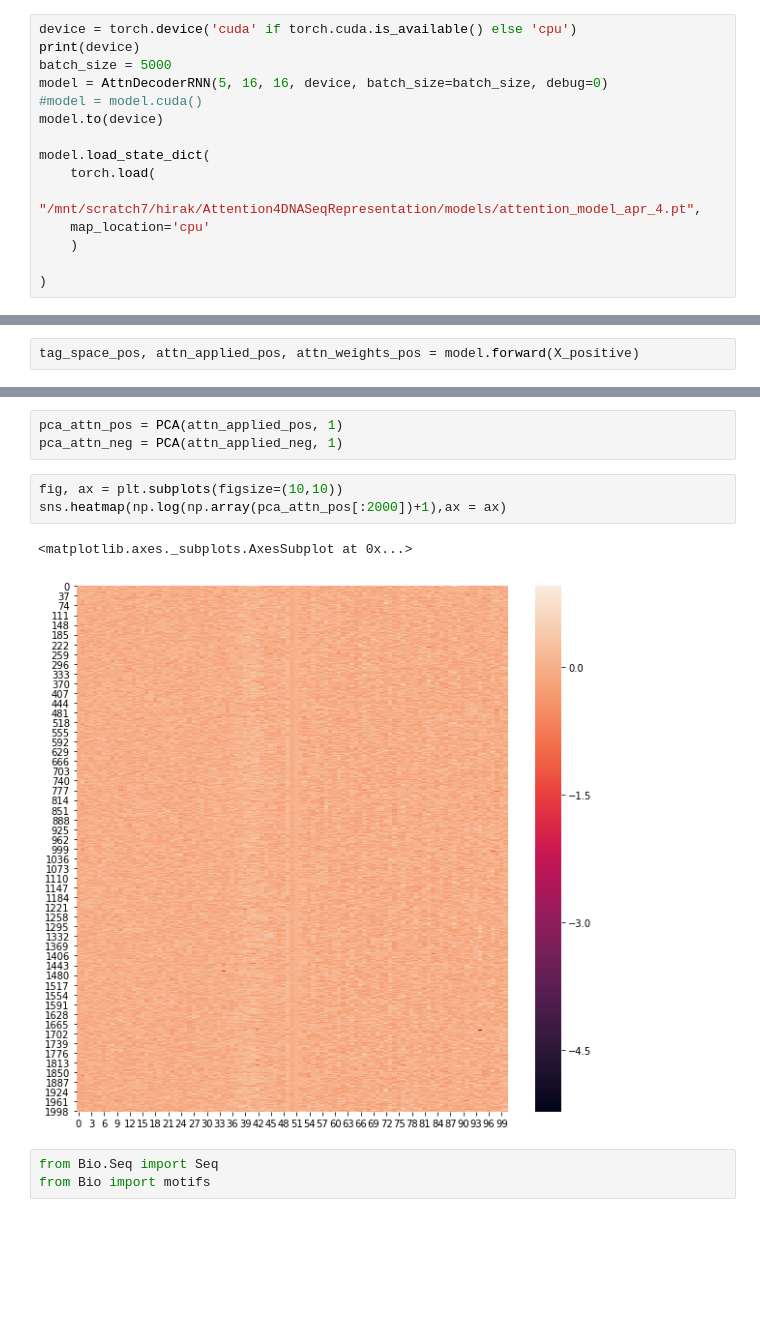
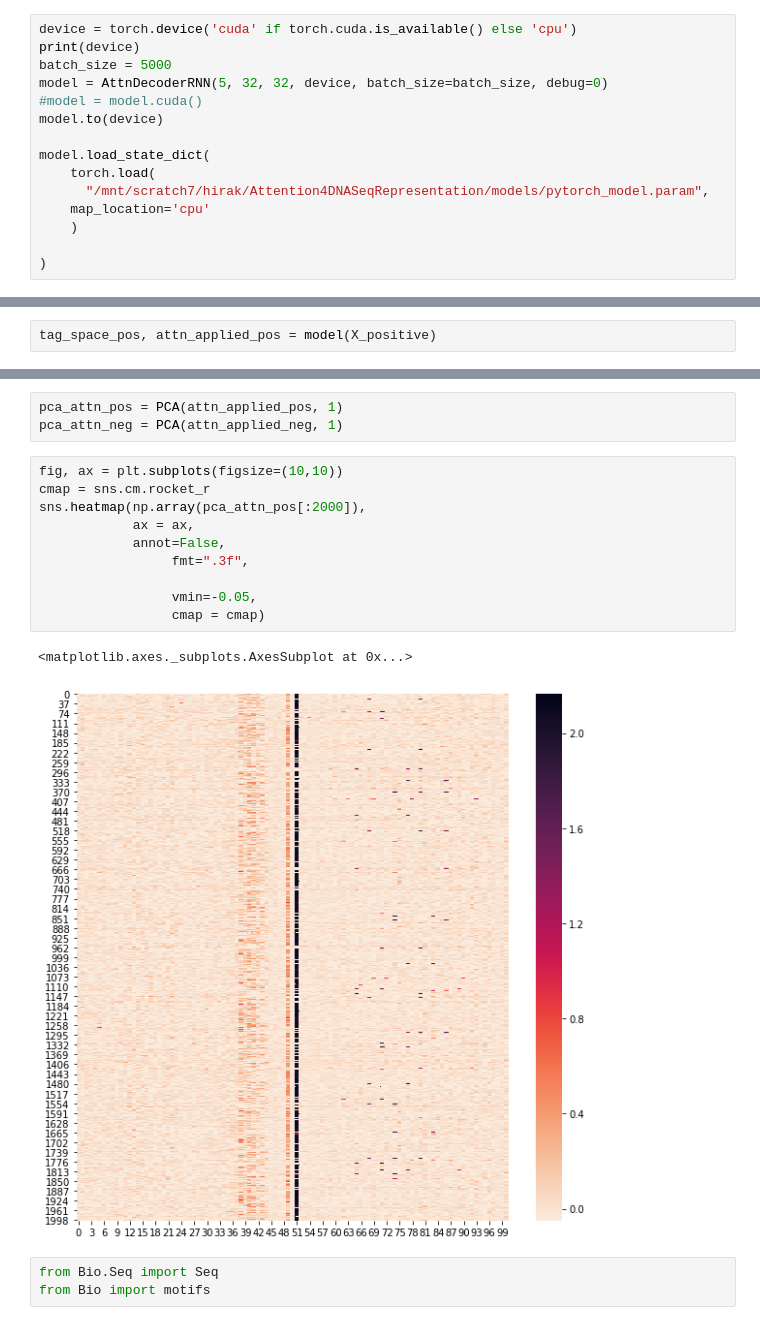
Before and after one commit to ruhulsbu/Attention4DNASeqRepresentation, a Jupyter notebook: notebook/pytorch/BenchmarkFullGenome.ipynb, the cells around one changed output, grey strips where cells are left out. Drawn from its saved outputs; the diff is of its cells as text; blank space fills up the shorter version.

```diff
--- a/notebook/pytorch/BenchmarkFullGenome.ipynb
+++ b/notebook/pytorch/BenchmarkFullGenome.ipynb
@@ -233,13 +408,13 @@ class AttnDecoderRNN(nn.Module):#corrected batch faster
 device = torch.device('cuda' if torch.cuda.is_available() else 'cpu')
 print(device)
 batch_size = 5000
-model = AttnDecoderRNN(5, 16, 16, device, batch_size=batch_size, debug=0)
+model = AttnDecoderRNN(5, 32, 32, device, batch_size=batch_size, debug=0)
 #model = model.cuda()
 model.to(device)
 
 model.load_state_dict(
     torch.load(
-      "/mnt/scratch7/hirak/Attention4DNASeqRepresentation/models/attention_model_apr_4.pt",
+      "/mnt/scratch7/hirak/Attention4DNASeqRepresentation/models/pytorch_model.param",
     map_location='cpu'
     )
 
@@ -274,3 +452,3 @@ X_negative = torch.from_numpy(np.array(negative_samples[:5000]).astype(int))
 # %%
-tag_space_pos, attn_applied_pos, attn_weights_pos = model.forward(X_positive)
+tag_space_pos, attn_applied_pos = model(X_positive)
 # %%
@@ -323,10 +499,17 @@ pca_attn_pos = PCA(attn_applied_pos, 1)
 pca_attn_neg = PCA(attn_applied_neg, 1)
 # %%
 fig, ax = plt.subplots(figsize=(10,10))
-sns.heatmap(np.log(np.array(pca_attn_pos[:2000])+1),ax = ax)
+cmap = sns.cm.rocket_r
+sns.heatmap(np.array(pca_attn_pos[:2000]),
+            ax = ax,
+            annot=False,
+                 fmt=".3f",
+
+                 vmin=-0.05,
+                 cmap = cmap)
 # %% [output]
 <matplotlib.axes._subplots.AxesSubplot at 0x...>
-[figure, old version]
+[figure, new version]
 # %%
 from Bio.Seq import Seq
 from Bio import motifs
```
Also changed, not shown: parts of 18 cells of this notebook, 1 other file.
